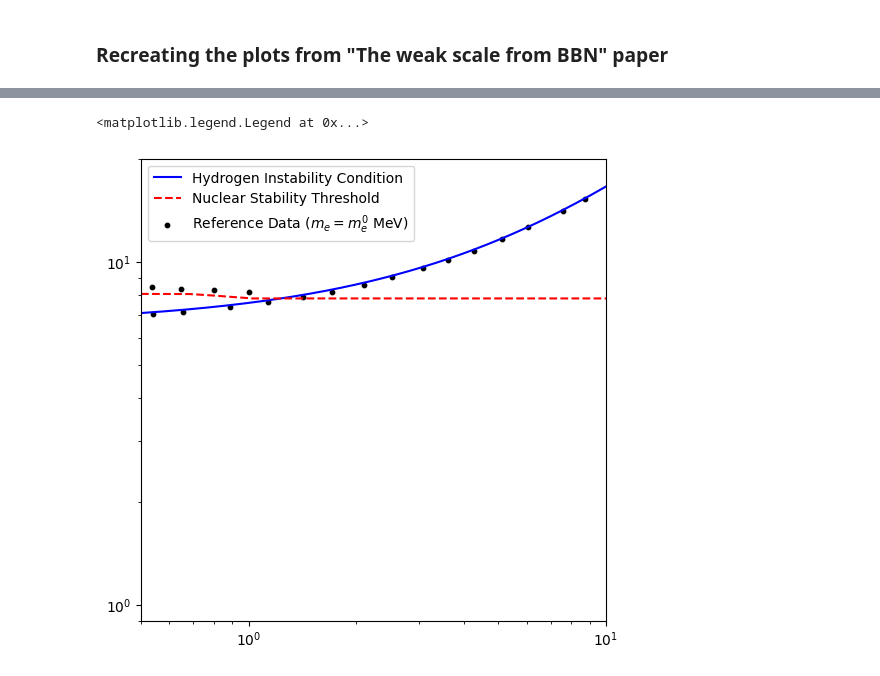
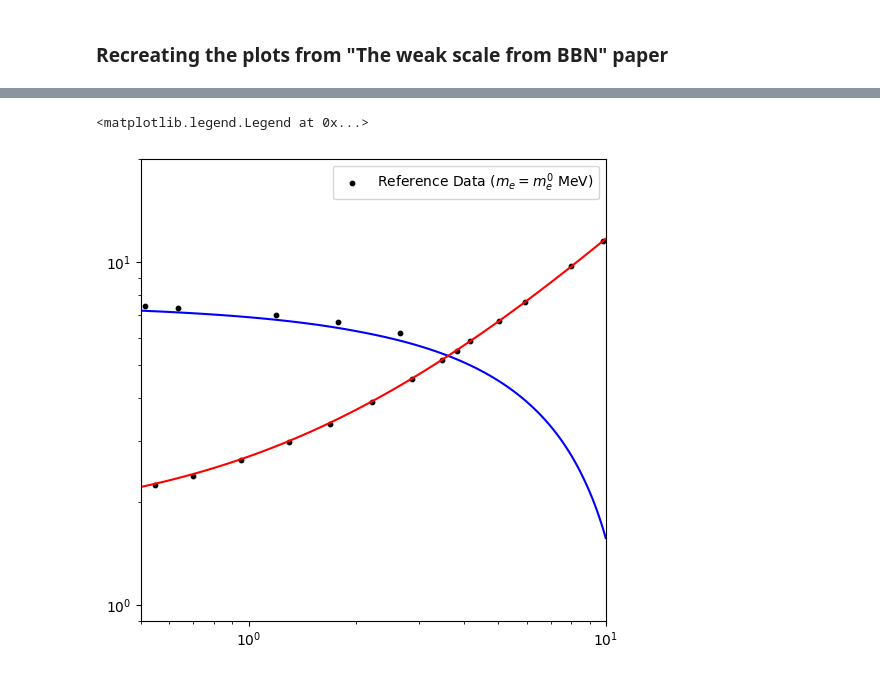
Before and after one commit to Booritth-Balaji/Dark-Matter-Thesis, a Jupyter notebook: Codes-and-Data/Weak-scale-BBN-recr.ipynb, the cells around one changed output, grey strips where cells are left out. Cells and saved outputs as stored; diff of their text form; code cells hidden in the pictures.

Commit message:
Changed plotting in weak scale from grid search to contour based. Changed a figure in the notes.

```diff
--- a/Codes-and-Data/Weak-scale-BBN-recr.ipynb
+++ b/Codes-and-Data/Weak-scale-BBN-recr.ipynb
@@ -25,9 +25,18 @@ def m_n_minus_m_p(m_u, m_d):
     return delta_iso * (m_d - m_u) / (m_d_0 - m_u_0) + delta_EM
 # %%
 # Importing the B_A for O16 vs m_pi^2 data from arxiv:0712.2968 figure 3
-
 B_A_df = np.loadtxt("digitized-plots/Weak-scale-BBN-plots/arxiv-0712-2968/B_A-vs-m_pi_2_ratio.csv", delimiter=",")
 
 # interpolating the B_A values for a given m_pi^2/m_pi^2_0 value
+B_A_func = scipy.interpolate.interp1d(B_A_df[:, 0], B_A_df[:, 1], kind='linear', fill_value="extrapolate")
 
-B_A_func = scipy.interpolate.interp1d(B_A_df[:, 0], B_A_df[:, 1], kind='cubic', fill_value="extrapolate")
+
+# Importing the reference data for m_u vs m_d for different m_e values
+mu_vs_md_ref = pd.read_csv("digitized-plots/Weak-scale-BBN-plots/mu-md.csv", skiprows=1)
+
+mu_md_ref = {
+    0: [mu_vs_md_ref['X'].values, mu_vs_md_ref['Y'].values],
+    1: [mu_vs_md_ref['X.1'].values, mu_vs_md_ref['Y.1'].values],
+    5: [mu_vs_md_ref['X.2'].values, mu_vs_md_ref['Y.2'].values],
+    10: [mu_vs_md_ref['X.3'].values, mu_vs_md_ref['Y.3'].values],
+}
@@ -131,26 +43,38 @@ plt.ylim(0.9, 20)
-# %%
-# Plotting the data for m_u vs m_d for different m_e values
-
-m_e_ratio = 10   # One between 0, 1, 5 and 10
-
-m_e = m_e_ratio * m_e_0
-
-O16_stability_func = nuclear_stability_func(m_u, m_d, m_e = m_e)
-H_stability_func = hydrogen_stability_func(m_u, m_d, m_e = m_e)
-
-plt.figure(figsize=(6, 6))
-
-plt.plot(m_u, H_stability_func(m_u), label='Hydrogen Instability Condition', color='blue')
-plt.plot(m_u, O16_stability_func(m_u), 'r--', label='Nuclear Stability Threshold', color='red')
-
-plt.scatter(mu_md_ref[m_e_ratio][0], mu_md_ref[m_e_ratio][1], color='k', s=10, label=r'Reference Data ($m_e = m_e^0$ MeV)')
-
-plt.xscale('log')
-plt.yscale('log')
-plt.xlim(0.5, 10)
-plt.ylim(0.9, 20)
-
-plt.legend()
-# %% [output]
-<matplotlib.legend.Legend at 0x...>
-[figure, removed]
+# %%
+# m_d vs m_u for different m_e values
+
+# Generating a grid of m_u and m_d values for plotting
+m_d = np.geomspace(0.1, 20, 500)
+m_u = np.geomspace(0.5, 10, 500)
+
+m_u_grid, m_d_grid = np.meshgrid(m_u, m_d, indexing='ij')
+
+
+# Setting the m_e value for the plot
+m_e_ratio = 1   # One between 0, 1, 5 and 10
+m_e = m_e_ratio * m_e_0
+
+# Calculating the nuclear stability and hydrogen stability for the grid of m_u and m_d values
+ratio = (m_u_grid + m_d_grid) / (m_u_0 + m_d_0)
+
+nuclear_stability = - B_A_func(ratio) - (m_n_minus_m_p(m_u_grid, m_d_grid) - m_e)
+hydrogen_stability = m_n_minus_m_p(m_u_grid, m_d_grid) - m_e
+
+
+# Plotting the stability contours for nuclear and hydrogen stability
+plt.figure(figsize=(6, 6))
+
+cs = plt.contour(m_u_grid, m_d_grid, nuclear_stability, levels=[0], colors='blue')
+cs = plt.contour(m_u_grid, m_d_grid, hydrogen_stability, levels=[0], colors='red')
+
+# Plotting the reference data for the given m_e value
+plt.scatter(mu_md_ref[m_e_ratio][0], mu_md_ref[m_e_ratio][1], color='k', s=10, label=r'Reference Data ($m_e = m_e^0$ MeV)')
+
+plt.xscale('log')
+plt.yscale('log')
+plt.xlim(0.5, 10)
+plt.ylim(0.9, 20)
+plt.legend()
+# %% [output]
+<matplotlib.legend.Legend at 0x...>
+[figure, added]
```
Also changed, not shown: parts of 5 cells of this notebook, 5 other files.
